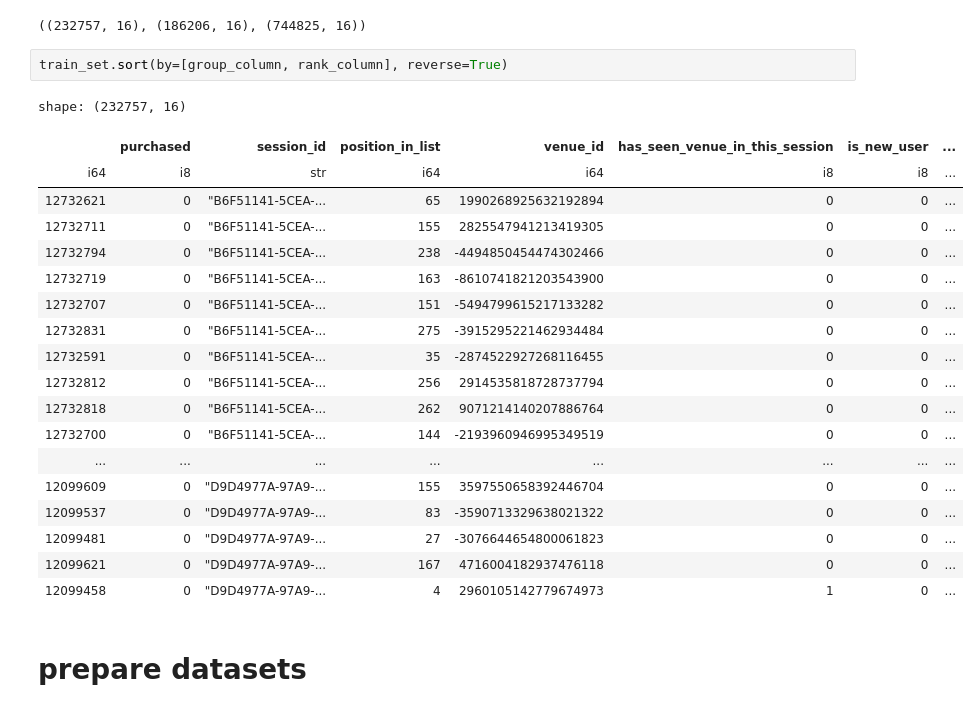
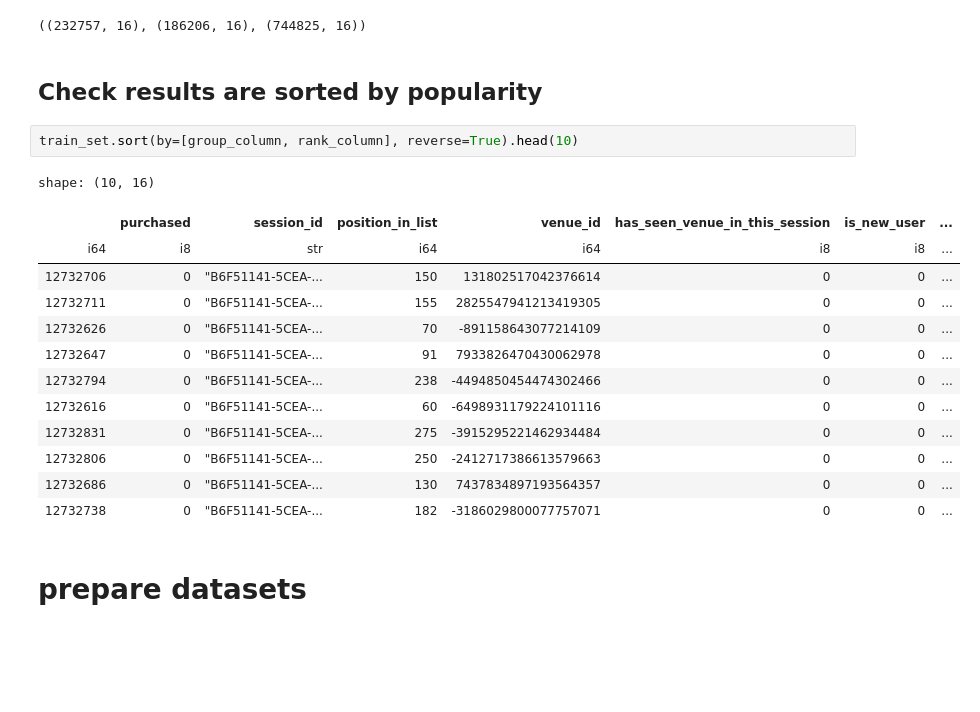
Before and after one commit to ra312/personalization, a Jupyter notebook: notebooks/train.ipynb, the cells around one changed output. Drawn from its saved outputs; the diff is of its cells as text; blank space fills up the shorter version.

```diff
--- a/notebooks/train.ipynb
+++ b/notebooks/train.ipynb
@@ -124,28 +152,24 @@ val_set, test_set = train_test_split(unseen_set, train_size=0.2, test_size=0.8)
 train_set.shape, val_set.shape, test_set.shape
 # %% [output]
 ((232757, 16), (186206, 16), (744825, 16))
+# %% [markdown]
+## Check results are sorted by popularity
 # %%
-train_set.sort(by=[group_column, rank_column], reverse=True)
+train_set.sort(by=[group_column, rank_column], reverse=True).head(10)
 # %% [output]
-shape: (232757, 16)
+shape: (10, 16)
 |  | purchased | session_id | position_in_list | venue_id | has_seen_venue_in_this_session | is_new_user | ... |
 | i64 | i8 | str | i64 | i64 | i8 | i8 | ... |
-| 12732621 | 0 | "B6F51141-5CEA-... | 65 | 1990268925632192894 | 0 | 0 | ... |
+| 12732706 | 0 | "B6F51141-5CEA-... | 150 | 131802517042376614 | 0 | 0 | ... |
 | 12732711 | 0 | "B6F51141-5CEA-... | 155 | 2825547941213419305 | 0 | 0 | ... |
+| 12732626 | 0 | "B6F51141-5CEA-... | 70 | -891158643077214109 | 0 | 0 | ... |
+| 12732647 | 0 | "B6F51141-5CEA-... | 91 | 7933826470430062978 | 0 | 0 | ... |
 | 12732794 | 0 | "B6F51141-5CEA-... | 238 | -4494850454474302466 | 0 | 0 | ... |
-| 12732719 | 0 | "B6F51141-5CEA-... | 163 | -8610741821203543900 | 0 | 0 | ... |
-| 12732707 | 0 | "B6F51141-5CEA-... | 151 | -5494799615217133282 | 0 | 0 | ... |
+| 12732616 | 0 | "B6F51141-5CEA-... | 60 | -6498931179224101116 | 0 | 0 | ... |
 | 12732831 | 0 | "B6F51141-5CEA-... | 275 | -3915295221462934484 | 0 | 0 | ... |
-| 12732591 | 0 | "B6F51141-5CEA-... | 35 | -2874522927268116455 | 0 | 0 | ... |
-| 12732812 | 0 | "B6F51141-5CEA-... | 256 | 2914535818728737794 | 0 | 0 | ... |
-| 12732818 | 0 | "B6F51141-5CEA-... | 262 | 9071214140207886764 | 0 | 0 | ... |
-| 12732700 | 0 | "B6F51141-5CEA-... | 144 | -2193960946995349519 | 0 | 0 | ... |
-| ... | ... | ... | ... | ... | ... | ... | ... |
-| 12099609 | 0 | "D9D4977A-97A9-... | 155 | 3597550658392446704 | 0 | 0 | ... |
-| 12099537 | 0 | "D9D4977A-97A9-... | 83 | -3590713329638021322 | 0 | 0 | ... |
-| 12099481 | 0 | "D9D4977A-97A9-... | 27 | -3076644654800061823 | 0 | 0 | ... |
-| 12099621 | 0 | "D9D4977A-97A9-... | 167 | 4716004182937476118 | 0 | 0 | ... |
-| 12099458 | 0 | "D9D4977A-97A9-... | 4 | 2960105142779674973 | 1 | 0 | ... |
+| 12732806 | 0 | "B6F51141-5CEA-... | 250 | -2412717386613579663 | 0 | 0 | ... |
+| 12732686 | 0 | "B6F51141-5CEA-... | 130 | 7437834897193564357 | 0 | 0 | ... |
+| 12732738 | 0 | "B6F51141-5CEA-... | 182 | -3186029800077757071 | 0 | 0 | ... |
 # %% [markdown]
 # prepare datasets
 # %%
```
Also changed, not shown: parts of 44 cells of this notebook.
